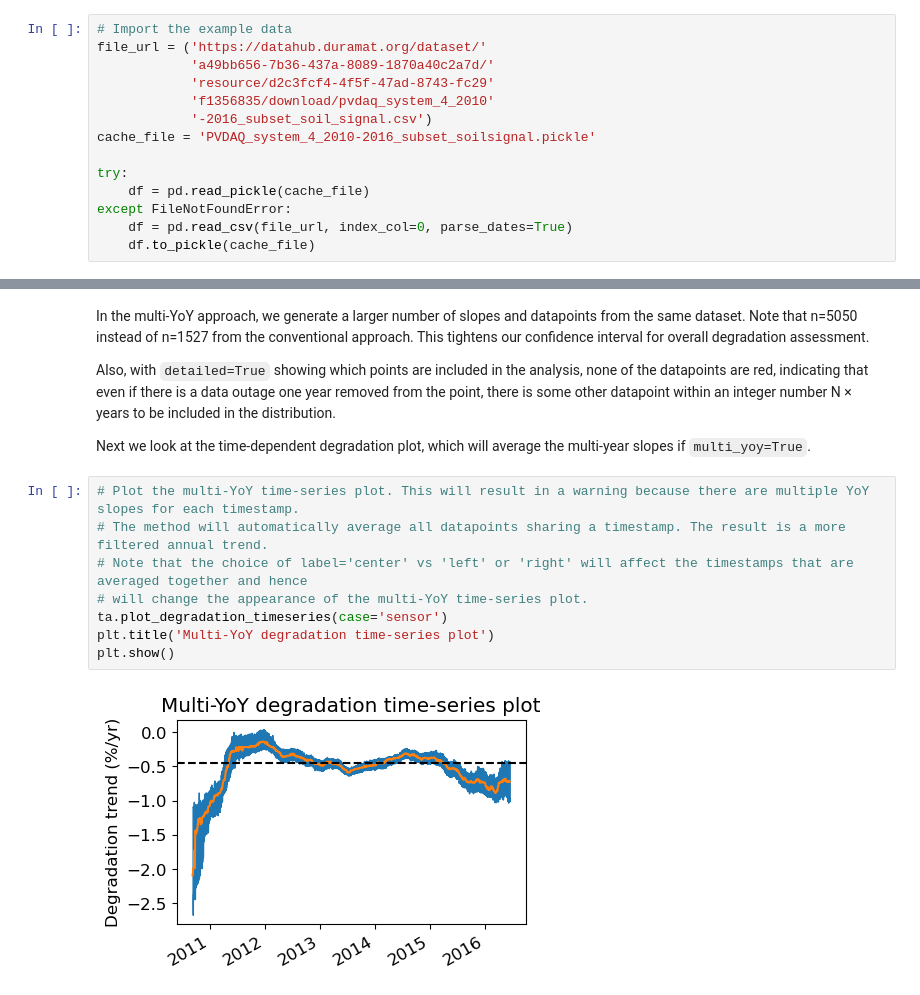
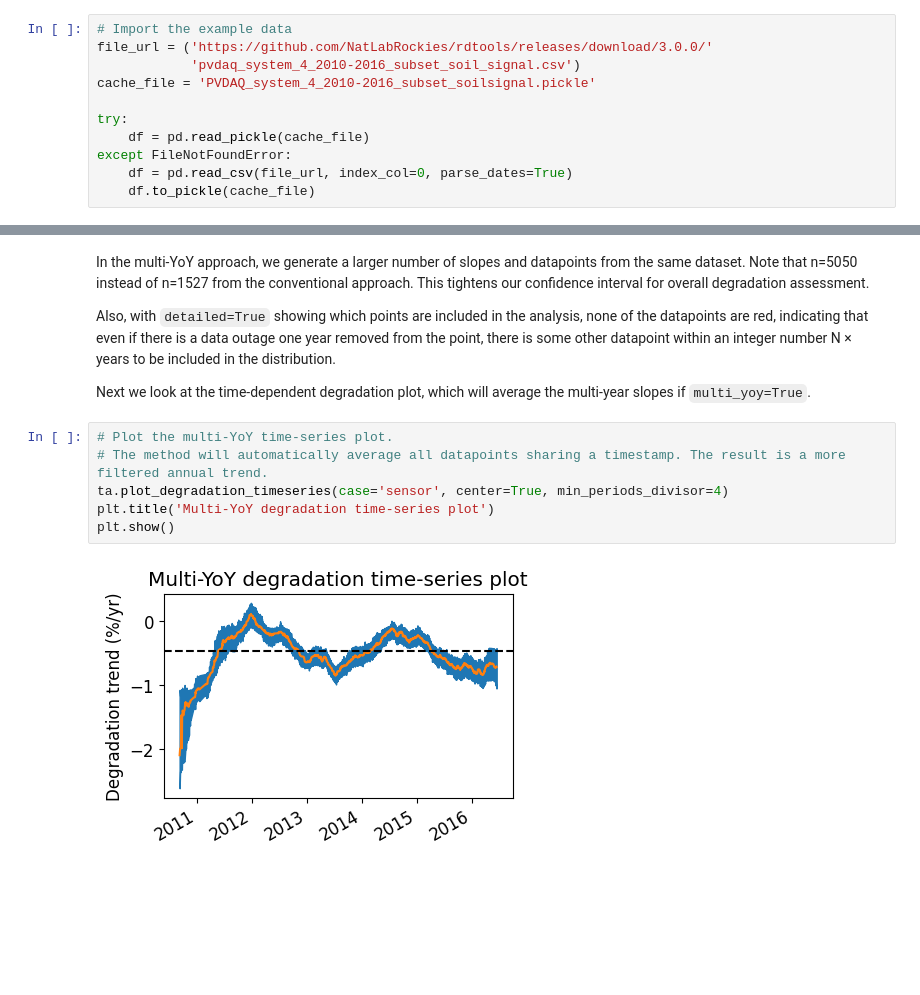
Before and after one commit to NatLabRockies/rdtools, a Jupyter notebook: docs/Multi-year_on_year_example.ipynb, the cells around one changed output, grey strips where cells are left out. Drawn from its saved outputs; the diff is of its cells as text; blank space fills up the shorter version.

```diff
--- a/docs/Multi-year_on_year_example.ipynb
+++ b/docs/Multi-year_on_year_example.ipynb
@@ -46,11 +45,8 @@ A common challenge is handling datasets with and without daylight savings time.
 **The steps of this section may change depending on your data source or the system being considered. Note that nothing in this first section utilizes the `rdtools` library.** Transposition of irradiance and modeling of cell temperature are generally outside the scope of `rdtools`. A variety of tools for these calculations are available in [pvlib](https://github.com/pvlib/pvlib-python).
 # %%
 # Import the example data
-file_url = ('https://datahub.duramat.org/dataset/'
-            'a49bb656-7b36-437a-8089-1870a40c2a7d/'
-            'resource/d2c3fcf4-4f5f-47ad-8743-fc29'
-            'f1356835/download/pvdaq_system_4_2010'
-            '-2016_subset_soil_signal.csv')
+file_url = ('https://github.com/NatLabRockies/rdtools/releases/download/3.0.0/'
+            'pvdaq_system_4_2010-2016_subset_soil_signal.csv')
 cache_file = 'PVDAQ_system_4_2010-2016_subset_soilsignal.pickle'
 
 try:
@@ -178,14 +170,12 @@ Also, with `detailed=True` showing which points are included in the analysis, no
 
 Next we look at the time-dependent degradation plot, which will average the multi-year slopes if `multi_yoy=True`.
 # %%
-# Plot the multi-YoY time-series plot. This will result in a warning because there are multiple YoY slopes for each timestamp.
+# Plot the multi-YoY time-series plot.
 # The method will automatically average all datapoints sharing a timestamp. The result is a more filtered annual trend.
-# Note that the choice of label='center' vs 'left' or 'right' will affect the timestamps that are averaged together and hence
-# will change the appearance of the multi-YoY time-series plot.
-ta.plot_degradation_timeseries(case='sensor')
+ta.plot_degradation_timeseries(case='sensor', center=True, min_periods_divisor=4)
 plt.title('Multi-YoY degradation time-series plot')
 plt.show()
 # %% [output]
-[figure, old version]
+[figure, new version]
 # %% [markdown]
 ### Further illustration
```
Also changed, not shown: parts of 13 cells of this notebook, 11 other files.
